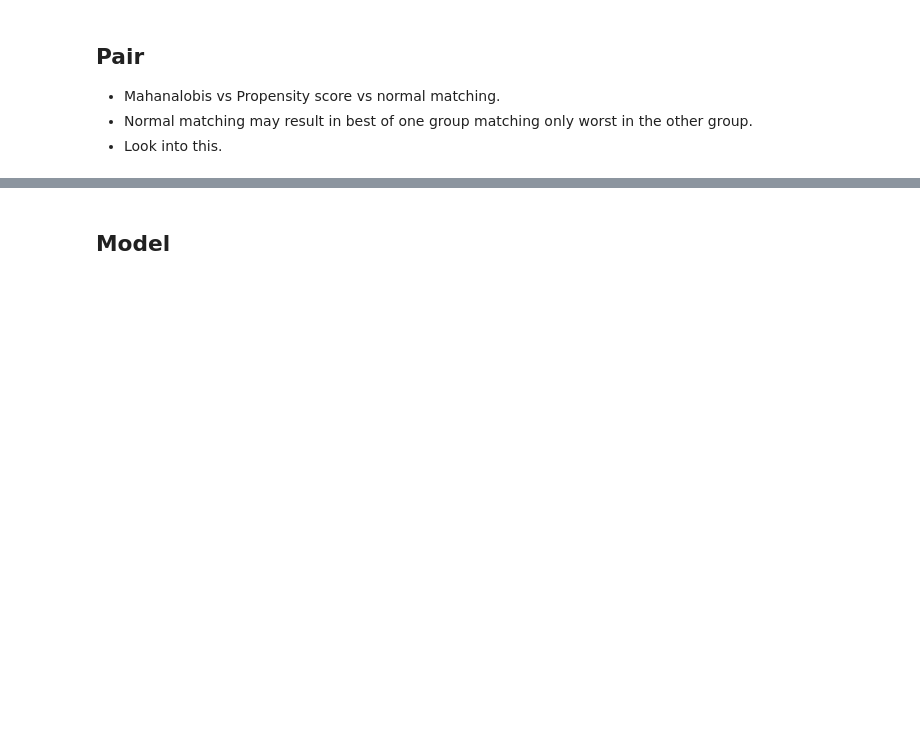
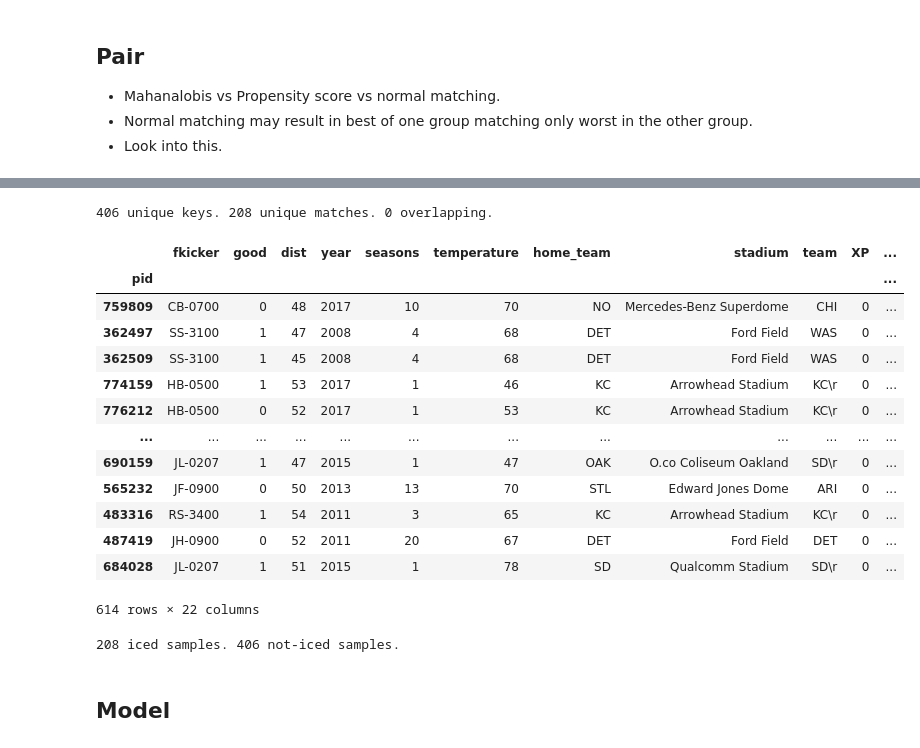
Before and after one commit to lewisbails/nfl-project, a Jupyter notebook: notebooks/icing.ipynb, the cells around one changed output, grey strips where cells are left out. Saved outputs shown, nothing was run; the diff lists cells and outputs as text; code cells hidden in the pictures; blank space fills up the shorter version.

```diff
--- a/notebooks/icing.ipynb
+++ b/notebooks/icing.ipynb
@@ -173,3 +99,37 @@ df_iced
+# %%
+from util.matching import match
+
+df_long['iced'] = df_long['iced'].astype(bool)
+matches = match(df_long.drop('good', axis=1), t='iced', distance='mahalanobis', method='with_replacement', caliper=1)
+unique_less = set(map(lambda x: x['match'], matches.values())) # potentially repeated "less" samples
+unique_more = set(matches.keys())
+match_ids = unique_less.union(unique_more)
+overlap = unique_less.intersection(unique_more)
+print(len(unique_more), 'unique keys.', len(unique_less), 'unique matches.', len(overlap), 'overlapping.')
+df_matched = df.loc[match_ids, :]
+df_matched
+# %% [output]
+406 unique keys. 208 unique matches. 0 overlapping.
+|  | fkicker | good | dist | year | seasons | temperature | home_team | stadium | team | XP | ... |
+| pid |  |  |  |  |  |  |  |  |  |  | ... |
+| 759809 | CB-0700 | 0 | 48 | 2017 | 10 | 70 | NO | Mercedes-Benz Superdome | CHI | 0 | ... |
+| 362497 | SS-3100 | 1 | 47 | 2008 | 4 | 68 | DET | Ford Field | WAS | 0 | ... |
+| 362509 | SS-3100 | 1 | 45 | 2008 | 4 | 68 | DET | Ford Field | WAS | 0 | ... |
+| 774159 | HB-0500 | 1 | 53 | 2017 | 1 | 46 | KC | Arrowhead Stadium | KC\r | 0 | ... |
+| 776212 | HB-0500 | 0 | 52 | 2017 | 1 | 53 | KC | Arrowhead Stadium | KC\r | 0 | ... |
+| ... | ... | ... | ... | ... | ... | ... | ... | ... | ... | ... | ... |
+| 690159 | JL-0207 | 1 | 47 | 2015 | 1 | 47 | OAK | O.co Coliseum Oakland | SD\r | 0 | ... |
+| 565232 | JF-0900 | 0 | 50 | 2013 | 13 | 70 | STL | Edward Jones Dome | ARI | 0 | ... |
+| 483316 | RS-3400 | 1 | 54 | 2011 | 3 | 65 | KC | Arrowhead Stadium | KC\r | 0 | ... |
+| 487419 | JH-0900 | 0 | 52 | 2011 | 20 | 67 | DET | Ford Field | DET | 0 | ... |
+| 684028 | JL-0207 | 1 | 51 | 2015 | 1 | 78 | SD | Qualcomm Stadium | SD\r | 0 | ... |
+614 rows × 22 columns
+# %%
+df_ice = df_matched.loc[df_matched['iced']==1, :]
+df_noice = df_matched.loc[df_matched['iced']==0, :]
+print(len(df_ice), 'iced samples.', len(df_noice), 'not-iced samples.')
+# %% [output]
+208 iced samples. 406 not-iced samples.
 # %% [markdown]
 ## Model
 # %% [markdown]
```
Also changed, not shown: parts of 14 cells of this notebook, 2 other files.
